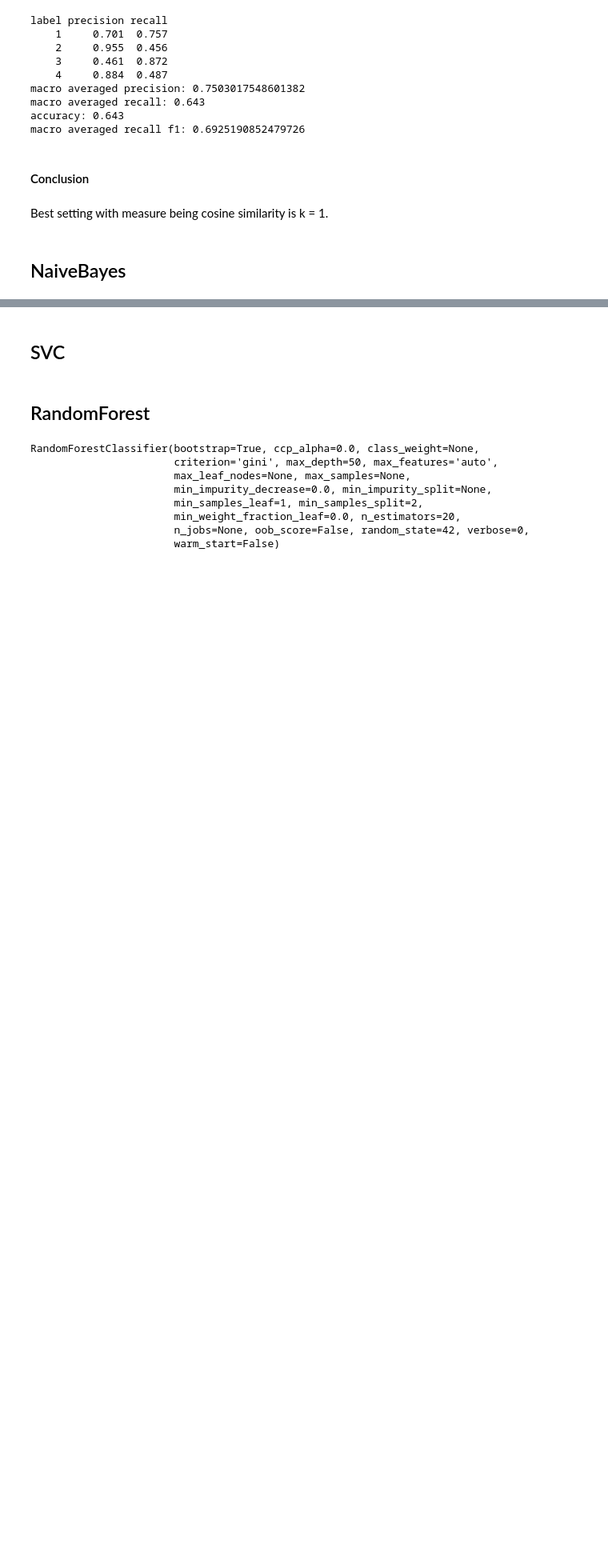
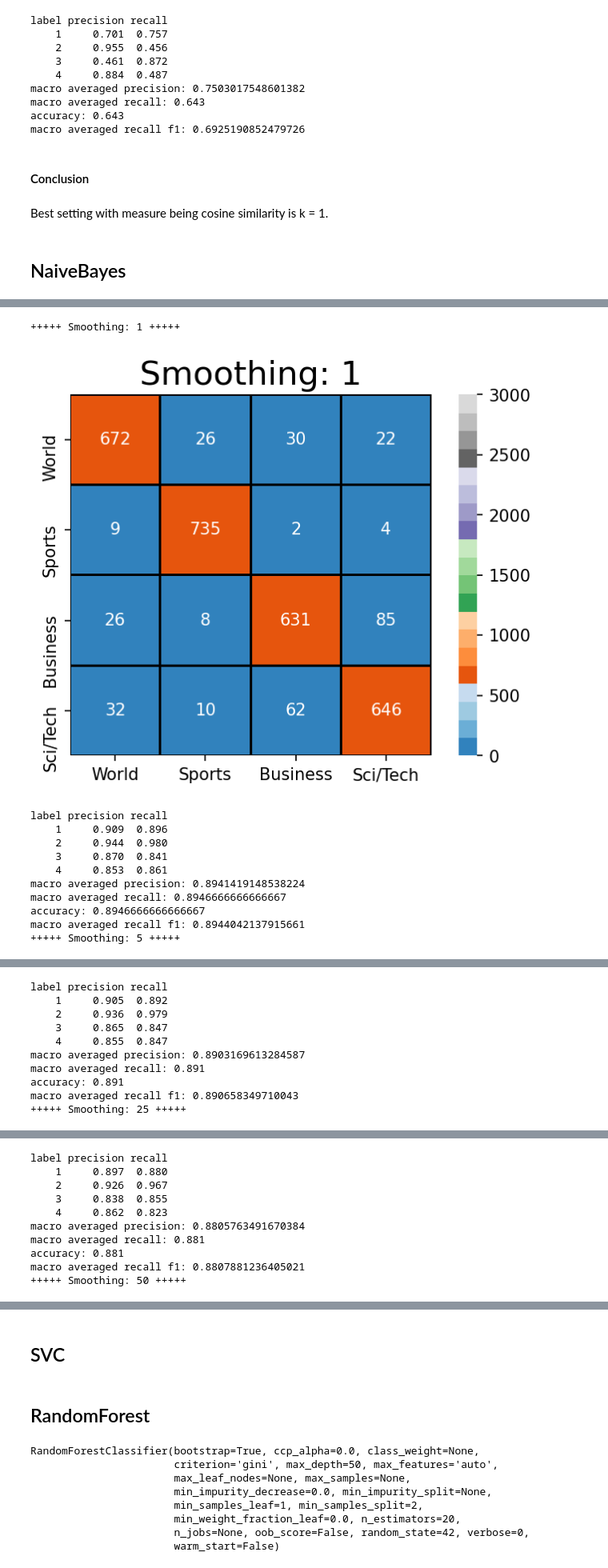
Before and after one commit to SeyedAlirezaFatemi/modern-information-retrieval, a Jupyter notebook: MIR-Project.ipynb, the cells around one changed output, grey strips where cells are left out. Shown at 80% size. Cells and saved outputs as stored; diff of their text form; code cells hidden in the pictures; blank space fills up the shorter version.

Commit message:
:memo: Added Results for KNN and NaiveBayes.

```diff
--- a/MIR-Project.ipynb
+++ b/MIR-Project.ipynb
@@ -185,6 +193,2 @@ Best setting with measure being cosine similarity is k = 1.
 # %%
 from src.ml.NaiveBayes import NaiveBayes
-# %%
-smoothing = 1
-num_classes = 4
-clf = NaiveBayes(manager, smoothing, num_classes)
@@ -195,2 +194,0 @@ res = clf.test(val_documents)
-# %%
-cm = MLMetrics.compute_confusion_matrix(val_labels, res)
@@ -211,0 +195,21 @@ MLMetrics.plot_confusion_matrix(cm)
+# %%
+smoothing_options = [1, 5, 25, 50, 75, 100, 500, 1000]
+num_classes = 4
+# %%
+def test_naive_bayes(manager: Manager, val_documents: List[Document], val_labels: List[int], smoothing_options:List[int], num_classes: int):
+    results = []
+    for smoothing in smoothing_options:
+        clf = NaiveBayes(manager, smoothing, num_classes)
+        clf.train()
+        results.append(np.array(clf.test(val_documents)))
+    for smoothing, result in zip(smoothing_options, results):
+        print(f"+++++ Smoothing: {smoothing} +++++")
+        cm = MLMetrics.compute_confusion_matrix(val_labels, result)
+        MLMetrics.plot_confusion_matrix(
+            cm,
+            ["World", "Sports", "Business", "Sci/Tech"],
+            ["World", "Sports", "Business", "Sci/Tech"],
+            title=f"Smoothing: {smoothing}",
+            dpi=150,
+        )
+        MLMetrics.print_summary_metrics(cm)
@@ -211,0 +218,15 @@ MLMetrics.plot_confusion_matrix(cm)
+# %%
+test_naive_bayes(manager, val_documents, val_labels, smoothing_options, num_classes)
+# %% [output]
++++++ Smoothing: 1 +++++
+[figure, added]
+label precision recall
+    1     0.909  0.896
+    2     0.944  0.980
+    3     0.870  0.841
+    4     0.853  0.861
+macro averaged precision: 0.8941419148538224
+macro averaged recall: 0.8946666666666667
+accuracy: 0.8946666666666667
+macro averaged recall f1: 0.8944042137915661
++++++ Smoothing: 5 +++++
@@ -211,0 +234,10 @@ MLMetrics.plot_confusion_matrix(cm)
+label precision recall
+    1     0.905  0.892
+    2     0.936  0.979
+    3     0.865  0.847
+    4     0.855  0.847
+macro averaged precision: 0.8903169613284587
+macro averaged recall: 0.891
+accuracy: 0.891
+macro averaged recall f1: 0.890658349710043
++++++ Smoothing: 25 +++++
@@ -211,0 +245,10 @@ MLMetrics.plot_confusion_matrix(cm)
+label precision recall
+    1     0.897  0.880
+    2     0.926  0.967
+    3     0.838  0.855
+    4     0.862  0.823
+macro averaged precision: 0.8805763491670384
+macro averaged recall: 0.881
+accuracy: 0.881
+macro averaged recall f1: 0.8807881236405021
++++++ Smoothing: 50 +++++
```
Also changed, not shown: parts of 12 cells of this notebook.
